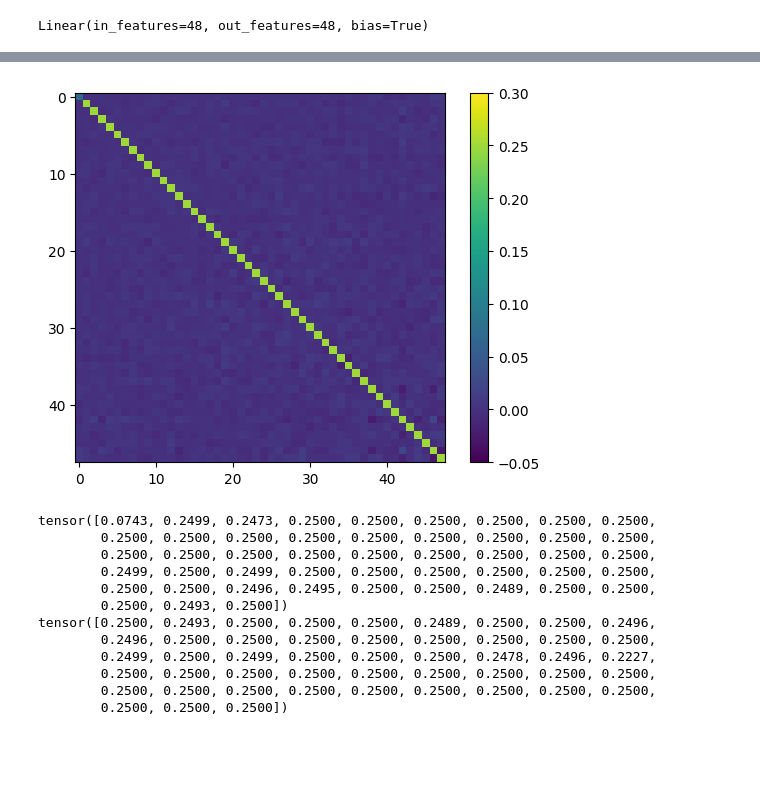
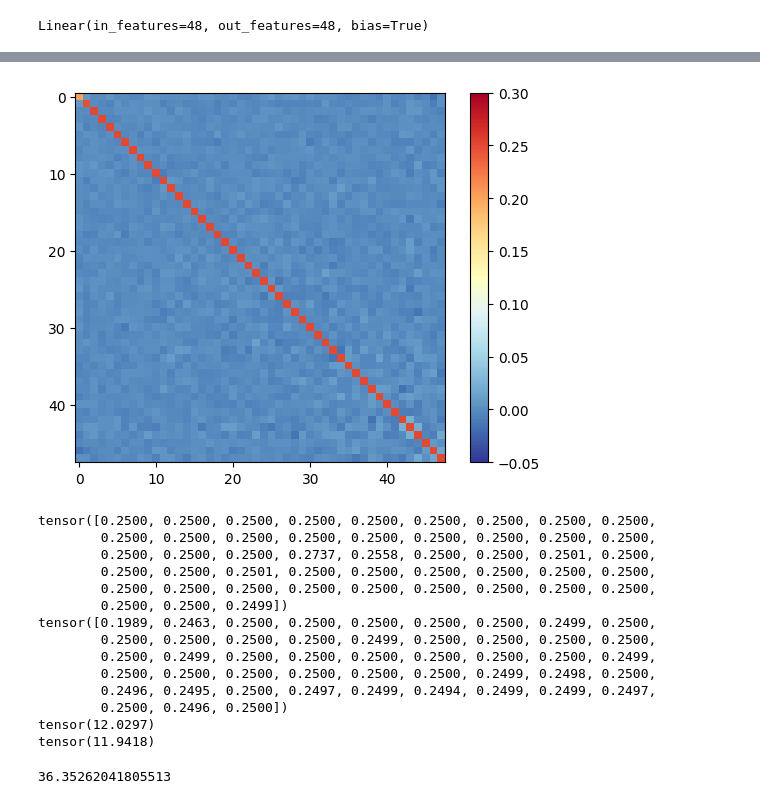
Before and after one commit to csiejimmyliu/HiDDeN_experiment, a Jupyter notebook: ss_HiDDeN/whitening.ipynb, the cells around one changed output, grey strips where cells are left out. Saved outputs shown, nothing was run; the diff lists cells and outputs as text; code cells hidden in the pictures; blank space fills up the shorter version.

```diff
--- a/ss_HiDDeN/whitening.ipynb
+++ b/ss_HiDDeN/whitening.ipynb
@@ -187,7 +180,8 @@ L_matrix=torch.diag_embed(1/torch.sqrt(L))
 # -0.5)
 b=-(L_matrix@V.T).to(torch.float)@miu
 w=(L_matrix@V.T).to(torch.float)
-
+b=(b+1.)/2.
+w=w/2.
 eig_whitening_layer=nn.Linear(48,48)
 eig_whitening_layer.weight=nn.Parameter(w)
 eig_whitening_layer.bias=nn.Parameter(b)
@@ -203,7 +197,8 @@ L_matrix=torch.diag_embed(1/torch.sqrt(L))
 #b=-(L_matrix@V.T).to(torch.float)@(miu-0.5)
 b=-(L_matrix@V.T)@miu
 w=(L_matrix@V.T)
-
+b=(b+1.)/2.
+w=w/2.
 eigh_whitening_layer=nn.Linear(48,48)
 eigh_whitening_layer.weight=nn.Parameter(w)
 eigh_whitening_layer.bias=nn.Parameter(b)
@@ -212,9 +207,9 @@ eigh_whitening_layer.eval()
 # %% [output]
 Linear(in_features=48, out_features=48, bias=True)
 # %%
-eig_whitening_layer=torch.load('/tmp2/jimmyliu/whiten.pt')
-eig_whitening_layer.eval()
-eig_whitening_layer=eig_whitening_layer.to(device)
+#eig_whitening_layer=torch.load('/tmp2/jimmyliu/whiten.pt')
+#eig_whitening_layer.eval()
+#eig_whitening_layer=eig_whitening_layer.to(device)
 # %%
 
 step = 0
@@ -280,14 +274,8 @@ tensor([[ 0.7852,  0.2305, -0.0056,  0.5586, -1.2534, -0.1141,  0.1024,  0.2295,
 noround_eig_miu=torch.mean(eig_list_arr, 0)
 noround_eigh_miu=torch.mean(eigh_list_arr, 0)
 
-eig_list_arr=eig_list_arr/2+0.5
-eigh_list_arr=eigh_list_arr/2+0.5
+#eig_list_arr=eig_list_arr/2+0.5
+#eigh_list_arr=eigh_list_arr/2+0.5
 if round:
-    eig_list_arr=eig_list_arr.round().clip(0, 1)
-    eigh_list_arr=eigh_list_arr.round().clip(0, 1)
-
-eig_conv_matrix=torch.cov((eig_list_arr).T)
-plt.imshow(eig_conv_matrix)
-plt.colorbar()
-
-plt.show()
+    round_eig_list_arr=eig_list_arr.round().clip(0, 1)
+    round_eigh_list_arr=eigh_list_arr.round().clip(0, 1)
@@ -305,27 +300,35 @@ tensor([0.2500, 0.2493, 0.2500, 0.2500, 0.2500, 0.2489, 0.2500, 0.2500, 0.2496,
 # %%
-eigh_conv_matrix=torch.cov((eigh_list_arr).T)
-plt.imshow(eigh_conv_matrix,vmin=-0.05,vmax=0.3)
+eigh_conv_matrix=torch.cov((round_eigh_list_arr).T)
+plt.imshow(eigh_conv_matrix,vmin=-0.05,vmax=0.3,cmap="RdYlBu_r")
 plt.colorbar()
 
 plt.show()
 # %% [output]
-[figure, old version]
+[figure, new version]
 # %%
+print(torch.diag(eig_conv_matrix))
 print(torch.diag(eigh_conv_matrix))
-print(torch.diag(eig_conv_matrix))
+print(torch.sum(torch.diag(eig_conv_matrix)))
+print(torch.sum(torch.diag(eigh_conv_matrix)))
 # %% [output]
-tensor([0.0743, 0.2499, 0.2473, 0.2500, 0.2500, 0.2500, 0.2500, 0.2500, 0.2500,
+tensor([0.2500, 0.2500, 0.2500, 0.2500, 0.2500, 0.2500, 0.2500, 0.2500, 0.2500,
         0.2500, 0.2500, 0.2500, 0.2500, 0.2500, 0.2500, 0.2500, 0.2500, 0.2500,
+        0.2500, 0.2500, 0.2500, 0.2737, 0.2558, 0.2500, 0.2500, 0.2501, 0.2500,
+        0.2500, 0.2500, 0.2501, 0.2500, 0.2500, 0.2500, 0.2500, 0.2500, 0.2500,
         0.2500, 0.2500, 0.2500, 0.2500, 0.2500, 0.2500, 0.2500, 0.2500, 0.2500,
-        0.2499, 0.2500, 0.2499, 0.2500, 0.2500, 0.2500, 0.2500, 0.2500, 0.2500,
-        0.2500, 0.2500, 0.2496, 0.2495, 0.2500, 0.2500, 0.2489, 0.2500, 0.2500,
-        0.2500, 0.2493, 0.2500])
-tensor([0.2500, 0.2493, 0.2500, 0.2500, 0.2500, 0.2489, 0.2500, 0.2500, 0.2496,
-        0.2496, 0.2500, 0.2500, 0.2500, 0.2500, 0.2500, 0.2500, 0.2500, 0.2500,
-        0.2499, 0.2500, 0.2499, 0.2500, 0.2500, 0.2500, 0.2478, 0.2496, 0.2227,
-        0.2500, 0.2500, 0.2500, 0.2500, 0.2500, 0.2500, 0.2500, 0.2500, 0.2500,
-        0.2500, 0.2500, 0.2500, 0.2500, 0.2500, 0.2500, 0.2500, 0.2500, 0.2500,
-        0.2500, 0.2500, 0.2500])
+        0.2500, 0.2500, 0.2499])
+tensor([0.1989, 0.2463, 0.2500, 0.2500, 0.2500, 0.2500, 0.2500, 0.2499, 0.2500,
+        0.2500, 0.2500, 0.2500, 0.2500, 0.2499, 0.2500, 0.2500, 0.2500, 0.2500,
+        0.2500, 0.2499, 0.2500, 0.2500, 0.2500, 0.2500, 0.2500, 0.2500, 0.2499,
+        0.2500, 0.2500, 0.2500, 0.2500, 0.2500, 0.2500, 0.2499, 0.2498, 0.2500,
+        0.2496, 0.2495, 0.2500, 0.2497, 0.2499, 0.2494, 0.2499, 0.2499, 0.2497,
+        0.2500, 0.2496, 0.2500])
+tensor(12.0297)
+tensor(11.9418)
+# %%
+print(12/0.3301)
+# %% [output]
+36.35262041805513
 # %%
 print(noround_eig_miu.mean())
 print(noround_eigh_miu.mean())
```
Also changed, not shown: parts of 15 cells of this notebook, 6 other files.
